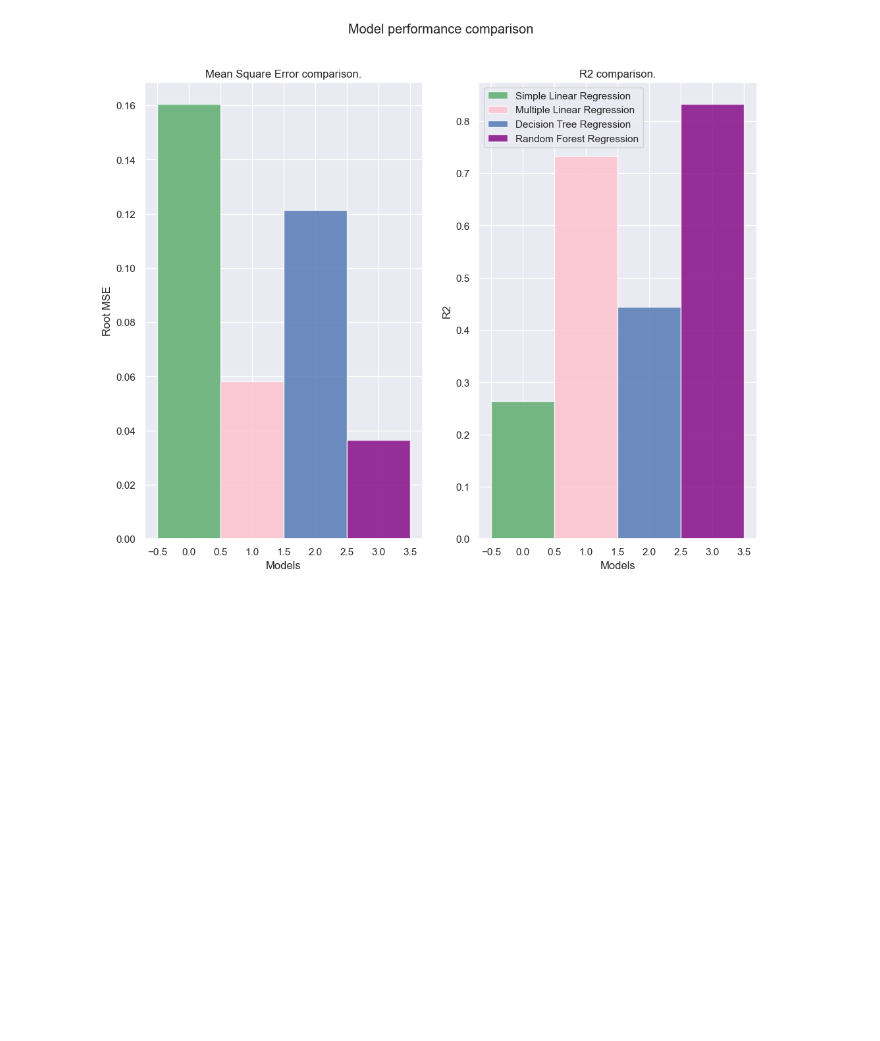
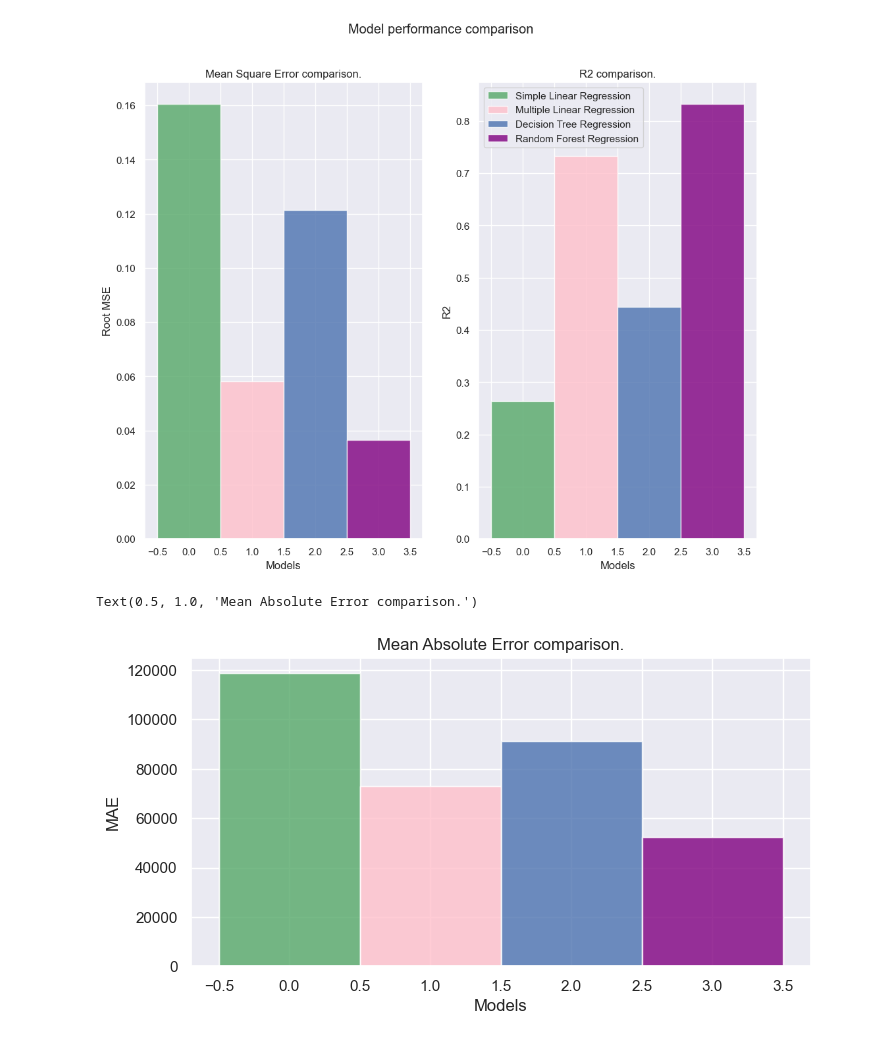
Before and after one commit to AlisherJard/Immo_Eliza_ML, a Jupyter notebook: eliza_ml_regression.ipynb, the cells around one changed output. Drawn from its saved outputs; the diff is of its cells as text; code cells hidden in the pictures; blank space fills up the shorter version.

```diff
--- a/eliza_ml_regression.ipynb
+++ b/eliza_ml_regression.ipynb
@@ -327,8 +327,8 @@ slrMetrics = model_metrics(slRegressor, y_test_slr, y_pred_slr)
 Root mean squared error: 0.40
 R2 score: 0.26
 # %%
-mae = mean_absolute_error(np.exp(y_test_slr), np.exp(y_pred_slr))
-mae
+mae_1 = mean_absolute_error(np.exp(y_test_slr), np.exp(y_pred_slr))
+mae_1
 # %% [output]
 118875.98125297521
 # %%
@@ -388,8 +388,8 @@ mlrMetrics = model_metrics(slRegressor, y_test, y_pred_mlr)
 Root mean squared error: 0.24
 R2 score: 0.73
 # %%
-mae = mean_absolute_error(np.exp(y_test), np.exp(y_pred_mlr))
-mae
+mae_2 = mean_absolute_error(np.exp(y_test), np.exp(y_pred_mlr))
+mae_2
 # %% [output]
 73087.62539459998
 # %%
@@ -434,8 +434,8 @@ dtrMetrics = model_metrics(decisionTreeRegressor, y_test, y_pred_dtr)
 Root mean squared error: 0.35
 R2 score: 0.44
 # %%
-mae = mean_absolute_error(np.exp(y_test), np.exp(y_pred_dtr))
-mae
+mae_3 = mean_absolute_error(np.exp(y_test), np.exp(y_pred_dtr))
+mae_3
 # %% [output]
 91398.39667986672
 # %%
@@ -466,8 +466,8 @@ rfrMetrics = model_metrics(randomForestRegressor, y_test, y_pred_rfr)
 Root mean squared error: 0.19
 R2 score: 0.83
 # %%
-mae = mean_absolute_error(np.exp(y_test), np.exp(y_pred_rfr))
-mae
+mae_4 = mean_absolute_error(np.exp(y_test), np.exp(y_pred_rfr))
+mae_4
 # %% [output]
 52215.50696098399
 # %%
@@ -546,6 +547,34 @@ plt.legend()
 plt.show()
 # %% [output]
 [figure]
+# %%
+
+rects1 = plt.bar(index, mae_1, bar_width,
+                 alpha=opacity,
+                 color='g',
+                 label='Simple Linear Regression')
+
+rects2 = plt.bar(index + bar_width, mae_2, bar_width,
+                 alpha=opacity,
+                 color='pink',
+                 label='Multiple Linear Regression')
+
+rects4 = plt.bar(index + bar_width * 2, mae_3, bar_width,
+                 alpha=opacity,
+                 color='b',
+                 label='Decision Tree Regression')
+
+rects6 = plt.bar(index + bar_width * 3, mae_4, bar_width,
+                 alpha=opacity,
+                 color='purple',
+                 label='Random Forest Regression')
+
+plt.xlabel('Models')
+plt.ylabel('MAE')
+plt.title('Mean Absolute Error comparison.')
+# %% [output]
+Text(0.5, 1.0, 'Mean Absolute Error comparison.')
+[figure, added]
 # %%
 #
 # with open('model.pkl', 'wb') as file:
```
Also changed, not shown: parts of 1 cell of this notebook.
